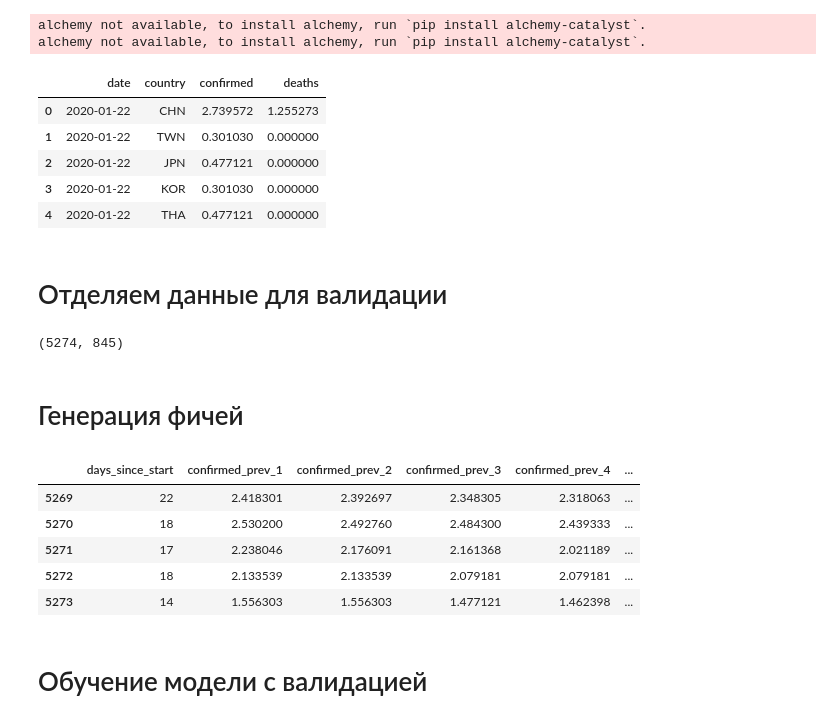
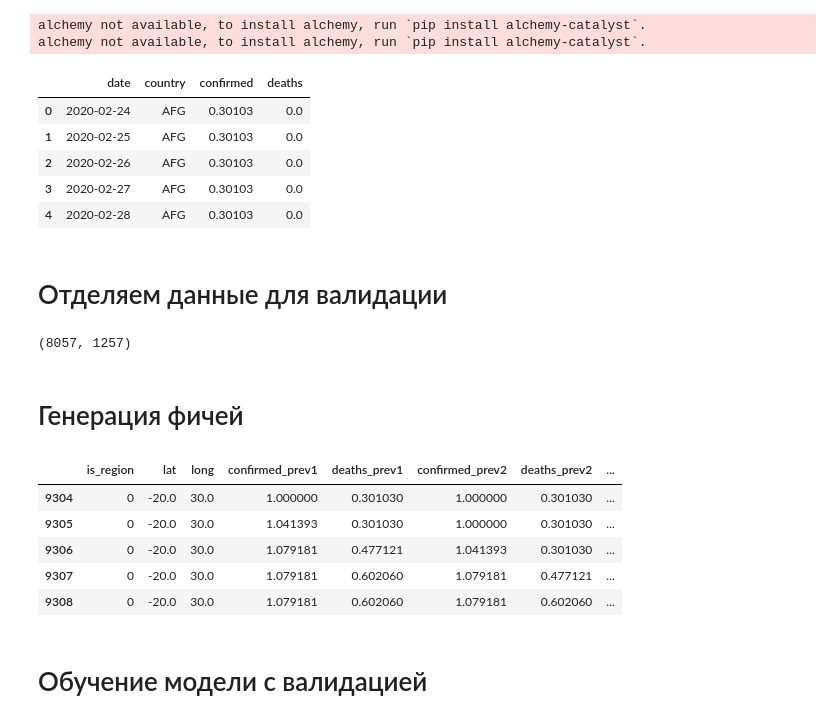
Before and after one commit to tyz910/sberbank-covid19, a Jupyter notebook: Predict.ipynb, the cells around one changed output. Drawn from its saved outputs; the diff is of its cells as text; code cells hidden in the pictures.

```diff
--- a/Predict.ipynb
+++ b/Predict.ipynb
@@ -5,15 +5,11 @@ import numpy as np
 
 from torch.utils.data import DataLoader
 from catalyst.dl import SupervisedRunner
-from util.data import read_data, days_idx
+from util.data import read_data
 from util.model import CovidDataset
 from util.features import *
 
-countries, data = read_data(
-    countries_path='data/countries.csv',
-    confirmed_path='data/time_series_covid19_confirmed_global.csv',
-    deaths_path='data/time_series_covid19_deaths_global.csv',
-)
+countries, data = read_data(update=False)
 
 data['confirmed'] = np.log10(data['confirmed'] + 1)
 data['deaths'] = np.log10(data['deaths'] + 1)
@@ -22,48 +18,48 @@ data.head()
 alchemy not available, to install alchemy, run `pip install alchemy-catalyst`.
 alchemy not available, to install alchemy, run `pip install alchemy-catalyst`.
 |  | date | country | confirmed | deaths |
-| 0 | 2020-01-22 | CHN | 2.739572 | 1.255273 |
-| 1 | 2020-01-22 | TWN | 0.301030 | 0.000000 |
-| 2 | 2020-01-22 | JPN | 0.477121 | 0.000000 |
-| 3 | 2020-01-22 | KOR | 0.301030 | 0.000000 |
-| 4 | 2020-01-22 | THA | 0.477121 | 0.000000 |
+| 0 | 2020-02-24 | AFG | 0.30103 | 0.0 |
+| 1 | 2020-02-25 | AFG | 0.30103 | 0.0 |
+| 2 | 2020-02-26 | AFG | 0.30103 | 0.0 |
+| 3 | 2020-02-27 | AFG | 0.30103 | 0.0 |
+| 4 | 2020-02-28 | AFG | 0.30103 | 0.0 |
 # %% [markdown]
 # Отделяем данные для валидации
-# %%
-VALID_DAYS = 5
-train_idx = days_idx(data, VALID_DAYS, after=False)
-valid_idx = days_idx(data, VALID_DAYS, after=True)
-
-len(train_idx), len(valid_idx)
-# %% [output]
-(5274, 845)
+# %%
+VALID_DAYS = 5
+VALID_DATE_FROM = data['date'].max() - pd.to_timedelta(VALID_DAYS, unit='d')
+
+train_idx = data[data['date'] <= VALID_DATE_FROM].index
+valid_idx = data[data['date'] > VALID_DATE_FROM].index
+
+len(train_idx), len(valid_idx)
+# %% [output]
+(8057, 1257)
 # %% [markdown]
 # Генерация фичей
 # %%
 def get_y(df):
     return df[['confirmed', 'deaths']]
 
 def get_X(df):
     X = df.copy()
+    X = X.join(countries, on='country')[['country', 'confirmed', 'deaths', 'is_region', 'lat', 'long']]
+    X = add_prev_values(X, days=5)
 
-    add_days_since_start(X)
-    add_prev_values(X, "confirmed", days=5)
-    add_prev_values(X, "deaths", days=5)
-
-    return X.drop(columns=['date', 'country', 'confirmed', 'deaths'])
+    return X.drop(columns=['country', 'confirmed', 'deaths'])
 
 X, y = get_X(data), get_y(data)
 X_train, y_train = X.loc[train_idx], y.loc[train_idx]
 X_valid, y_valid = X.loc[valid_idx], y.loc[valid_idx]
 
 X_train.tail()
 # %% [output]
-|  | days_since_start | confirmed_prev_1 | confirmed_prev_2 | confirmed_prev_3 | confirmed_prev_4 | ... |
-| 5269 | 22 | 2.418301 | 2.392697 | 2.348305 | 2.318063 | ... |
-| 5270 | 18 | 2.530200 | 2.492760 | 2.484300 | 2.439333 | ... |
-| 5271 | 17 | 2.238046 | 2.176091 | 2.161368 | 2.021189 | ... |
-| 5272 | 18 | 2.133539 | 2.133539 | 2.079181 | 2.079181 | ... |
-| 5273 | 14 | 1.556303 | 1.556303 | 1.477121 | 1.462398 | ... |
+|  | is_region | lat | long | confirmed_prev1 | deaths_prev1 | confirmed_prev2 | deaths_prev2 | ... |
+| 9304 | 0 | -20.0 | 30.0 | 1.000000 | 0.301030 | 1.000000 | 0.301030 | ... |
+| 9305 | 0 | -20.0 | 30.0 | 1.041393 | 0.301030 | 1.000000 | 0.301030 | ... |
+| 9306 | 0 | -20.0 | 30.0 | 1.079181 | 0.477121 | 1.041393 | 0.301030 | ... |
+| 9307 | 0 | -20.0 | 30.0 | 1.079181 | 0.602060 | 1.079181 | 0.477121 | ... |
+| 9308 | 0 | -20.0 | 30.0 | 1.079181 | 0.602060 | 1.079181 | 0.602060 | ... |
 # %% [markdown]
 # Обучение модели с валидацией
 # %%
```
Also changed, not shown: parts of 9 cells of this notebook, 15 other files.
